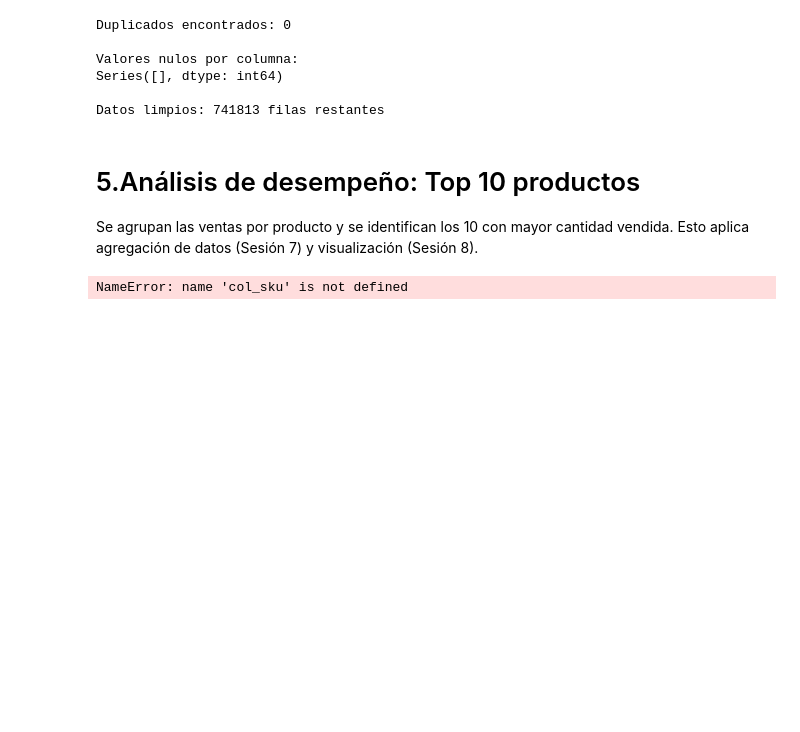
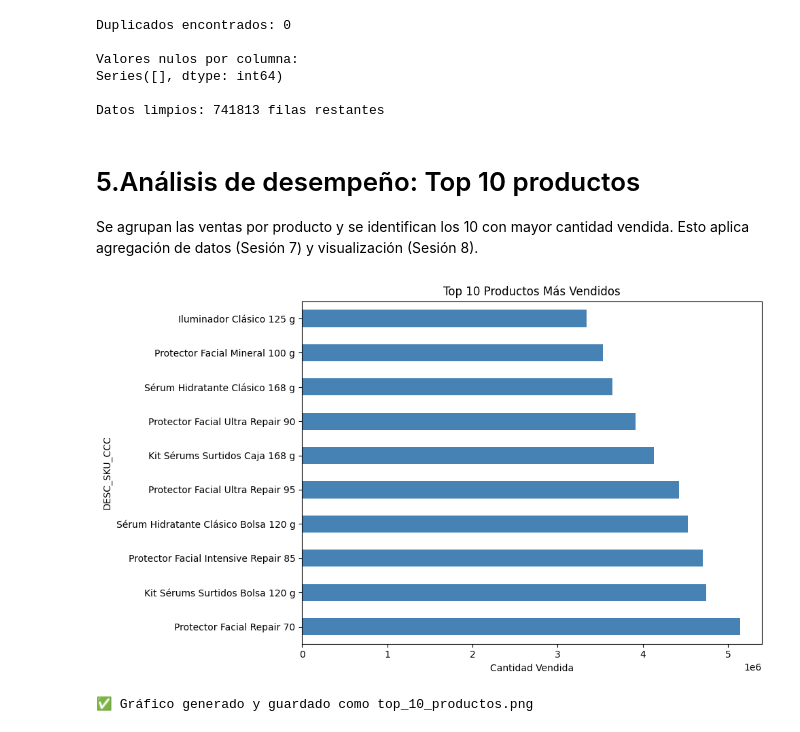
Before and after one commit to Fanni0722/Tecnolochicas, a Jupyter notebook: CargaData.ipynb, the cells around one changed output. Cells and saved outputs as stored; diff of their text form; code cells hidden in the pictures; blank space fills up the shorter version.

```diff
--- a/CargaData.ipynb
+++ b/CargaData.ipynb
@@ -155,16 +171,17 @@ Se agrupan las ventas por producto y se identifican los 10 con mayor
 cantidad vendida. Esto aplica agregación de datos (Sesión 7) y
 visualización (Sesión 8).
 # %%
-top_10 = df_ventas.groupby(col_sku)[col_cantidad].sum().nlargest(10)
+top_10 = df_ventas.groupby('DESC_SKU_CCC')['Valor'].sum().nlargest(10)
 
 plt.figure(figsize=(10, 6))
 top_10.plot(kind='barh', color='steelblue')
-plt.title('🏆 Top 10 Productos Más Vendidos')
+plt.title('Top 10 Productos Más Vendidos')
 plt.xlabel('Cantidad Vendida')
 plt.tight_layout()
 plt.savefig('top_10_productos.png')
 plt.show()
 
 print("✅ Gráfico generado y guardado como top_10_productos.png")
 # %% [output]
+[figure, added]
-NameError: name 'col_sku' is not defined
+✅ Gráfico generado y guardado como top_10_productos.png
```
Also changed, not shown: parts of 1 cell of this notebook, 1 other file.
